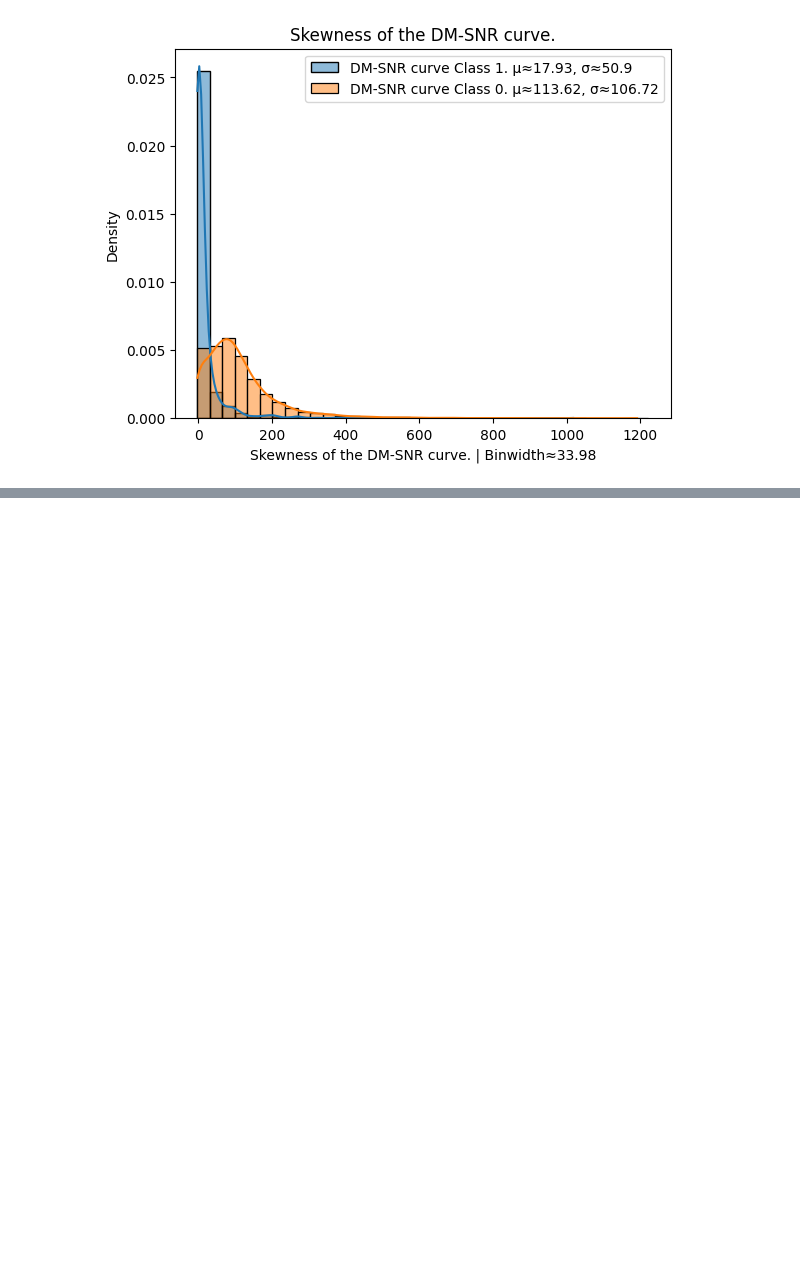
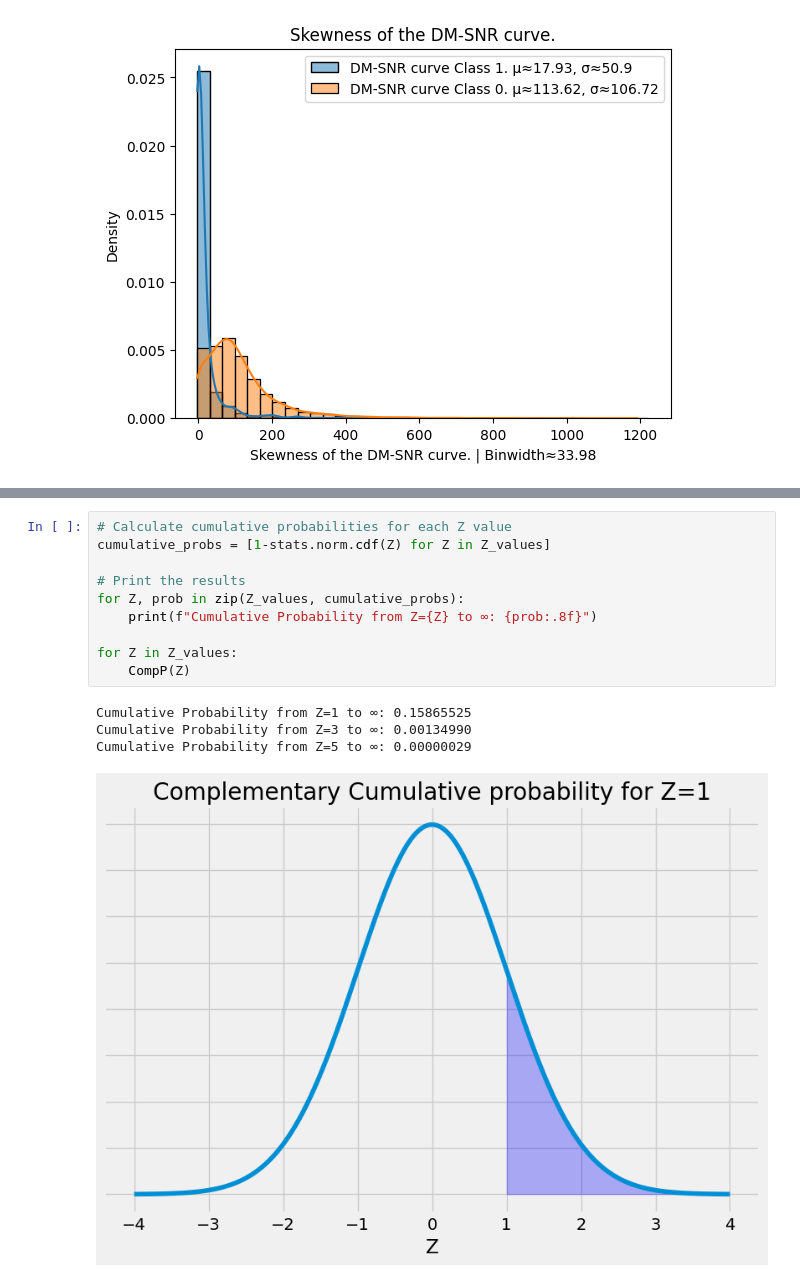
Before and after one commit to ocoropuj/PHYS434, a Jupyter notebook: PHYS434_Lab1.ipynb, the cells around one changed output, grey strips where cells are left out. Drawn from its saved outputs; the diff is of its cells as text; blank space fills up the shorter version.

```diff
--- a/PHYS434_Lab1.ipynb
+++ b/PHYS434_Lab1.ipynb
@@ -123,0 +223,15 @@ Skewness of the DM-SNR curve.
+# %%
+# Calculate cumulative probabilities for each Z value
+cumulative_probs = [1-stats.norm.cdf(Z) for Z in Z_values]
+
+# Print the results
+for Z, prob in zip(Z_values, cumulative_probs):
+    print(f"Cumulative Probability from Z={Z} to ∞: {prob:.8f}")
+
+for Z in Z_values:
+    CompP(Z)
+# %% [output]
+Cumulative Probability from Z=1 to ∞: 0.15865525
+Cumulative Probability from Z=3 to ∞: 0.00134990
+Cumulative Probability from Z=5 to ∞: 0.00000029
+[figure, added]
```
Also changed, not shown: parts of 10 cells of this notebook.
